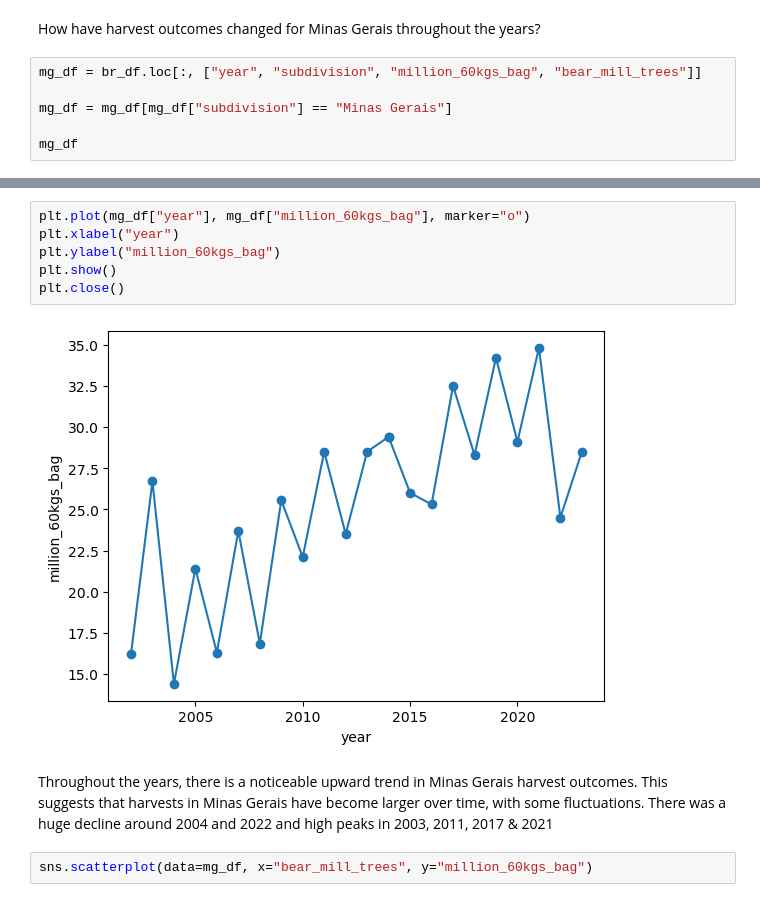
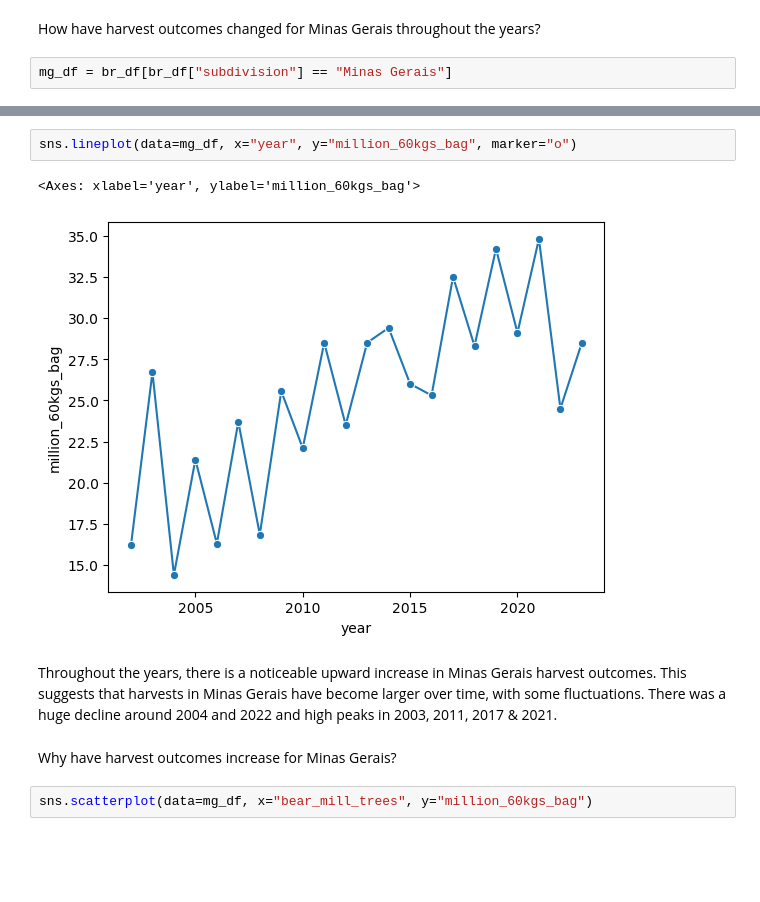
Before and after one commit to khadazhaia/projects, a Jupyter notebook: weather_api/notebooks/explore_weather.ipynb, the cells around one changed output, grey strips where cells are left out. Drawn from its saved outputs; the diff is of its cells as text; blank space fills up the shorter version.

```diff
--- a/weather_api/notebooks/explore_weather.ipynb
+++ b/weather_api/notebooks/explore_weather.ipynb
@@ -35,8 +34,4 @@ br_df
 # %% [markdown]
 How have harvest outcomes changed for Minas Gerais throughout the years?
 # %%
-mg_df = br_df.loc[:, ["year", "subdivision", "million_60kgs_bag", "bear_mill_trees"]]
-
-mg_df = mg_df[mg_df["subdivision"] == "Minas Gerais"]
-
-mg_df
+mg_df = br_df[br_df["subdivision"] == "Minas Gerais"]
@@ -61,13 +38,12 @@ mg_df
-# %%
-plt.plot(mg_df["year"], mg_df["million_60kgs_bag"], marker="o")
-plt.xlabel("year")
-plt.ylabel("million_60kgs_bag")
-plt.show()
-plt.close()
-# %% [output]
-[figure, removed]
+# %%
+sns.lineplot(data=mg_df, x="year", y="million_60kgs_bag", marker="o")
+# %% [output]
+<Axes: xlabel='year', ylabel='million_60kgs_bag'>
+[figure, added]
 # %% [markdown]
-Throughout the years, there is a noticeable upward trend in Minas Gerais harvest outcomes. This suggests that harvests in Minas Gerais have become larger over time, with some fluctuations. There was a huge decline around 2004 and 2022 and high peaks in 2003, 2011, 2017 & 2021
+Throughout the years, there is a noticeable upward increase in Minas Gerais harvest outcomes. This suggests that harvests in Minas Gerais have become larger over time, with some fluctuations. There was a huge decline around 2004 and 2022 and high peaks in 2003, 2011, 2017 & 2021.
+# %% [markdown]
+Why have harvest outcomes increase for Minas Gerais?
 # %%
 sns.scatterplot(data=mg_df, x="bear_mill_trees", y="million_60kgs_bag")
 # %% [output]
```
Also changed, not shown: parts of 19 cells of this notebook.
